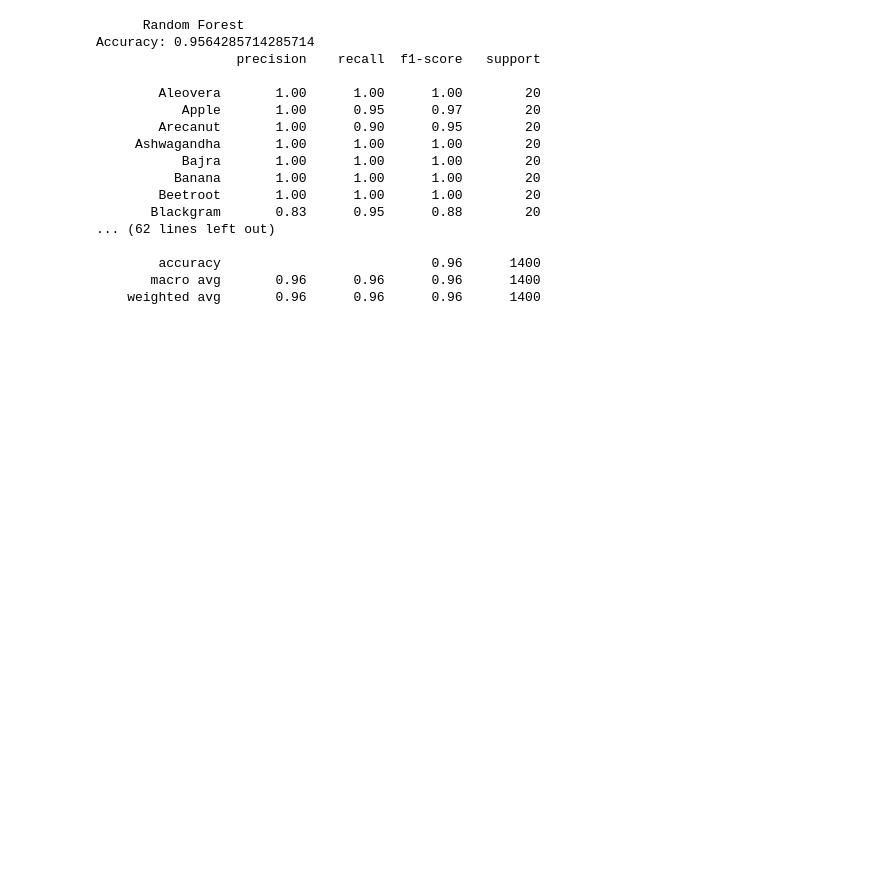
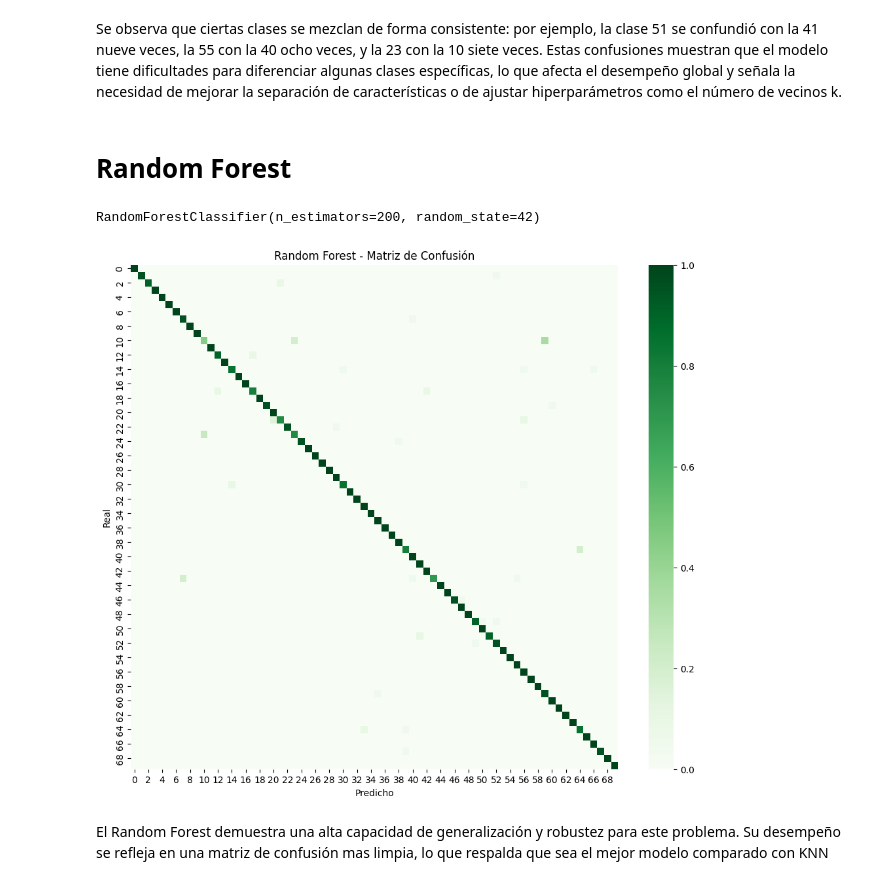
Before and after one commit to AySuvx/Crops-Ciencia-De-Datos, a Jupyter notebook: Notebooks/train_model.ipynb, the cells around one changed output. Drawn from its saved outputs; the diff is of its cells as text; code cells hidden in the pictures; blank space fills up the shorter version.

```diff
--- a/Notebooks/train_model.ipynb
+++ b/Notebooks/train_model.ipynb
@@ -114,30 +134,26 @@ plt.ylabel("Real")
+# %% [markdown]
+Se observa que ciertas clases se mezclan de forma consistente: por ejemplo, la clase 51 se confundió con la 41 nueve veces, la 55 con la 40 ocho veces, y la 23 con la 10 siete veces. Estas confusiones muestran que el modelo tiene dificultades para diferenciar algunas clases específicas, lo que afecta el desempeño global y señala la necesidad de mejorar la separación de características o de ajustar hiperparámetros como el número de vecinos k.
+# %% [markdown]
+# Random Forest
 # %%
-# Random Forest: modelo basado en múltiples árboles de decisión votando en conjunto.
-# n_estimators=200 mejora la estabilidad y precisión del modelo. No requiere escalado.
-
 rf = RandomForestClassifier(n_estimators=200, random_state=42)
 rf.fit(X_train, y_train)
-
-rf_pred = rf.predict(X_test)
-
-print("      Random Forest      ")
-print("Accuracy:", accuracy_score(y_test, rf_pred))
-print(classification_report(y_test, rf_pred))
 # %% [output]
-      Random Forest
-Accuracy: 0.9564285714285714
-                  precision    recall  f1-score   support
-
-        Aleovera       1.00      1.00      1.00        20
-           Apple       1.00      0.95      0.97        20
-        Arecanut       1.00      0.90      0.95        20
-     Ashwagandha       1.00      1.00      1.00        20
-           Bajra       1.00      1.00      1.00        20
-          Banana       1.00      1.00      1.00        20
-        Beetroot       1.00      1.00      1.00        20
-       Blackgram       0.83      0.95      0.88        20
-... (62 lines left out)
-
-        accuracy                           0.96      1400
-       macro avg       0.96      0.96      0.96      1400
-    weighted avg       0.96      0.96      0.96      1400
+RandomForestClassifier(n_estimators=200, random_state=42)
+# %%
+rf_train_pred = rf.predict(X_train)
+rf_test_pred = rf.predict(X_test)
+# %%
+# Matriz de confusión
+cm_rf = confusion_matrix(y_test, rf_test_pred, normalize='true')
+
+plt.figure(figsize=(12, 10))
+sns.heatmap(cm_rf, cmap="Greens")
+plt.title("Random Forest - Matriz de Confusión")
+plt.xlabel("Predicho")
+plt.ylabel("Real")
+plt.show()
+# %% [output]
+[figure, added]
+# %% [markdown]
+El Random Forest demuestra una alta capacidad de generalización y robustez para este problema. Su desempeño se refleja en una matriz de confusión mas limpia, lo que respalda que sea el mejor modelo comparado con KNN
```
Also changed, not shown: parts of 34 cells of this notebook, 4 other files.
